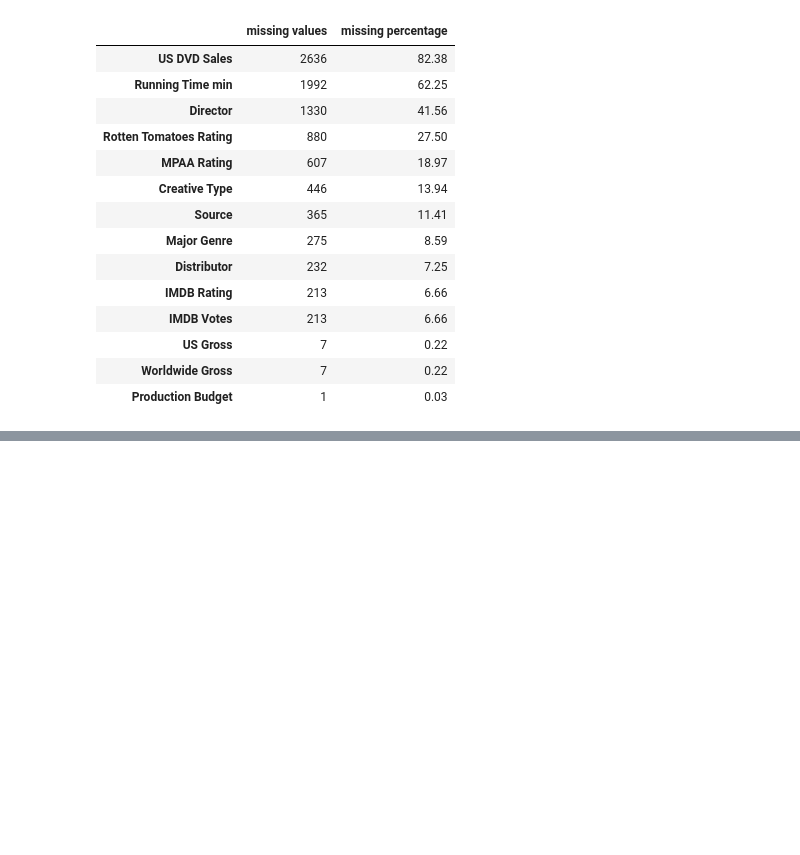
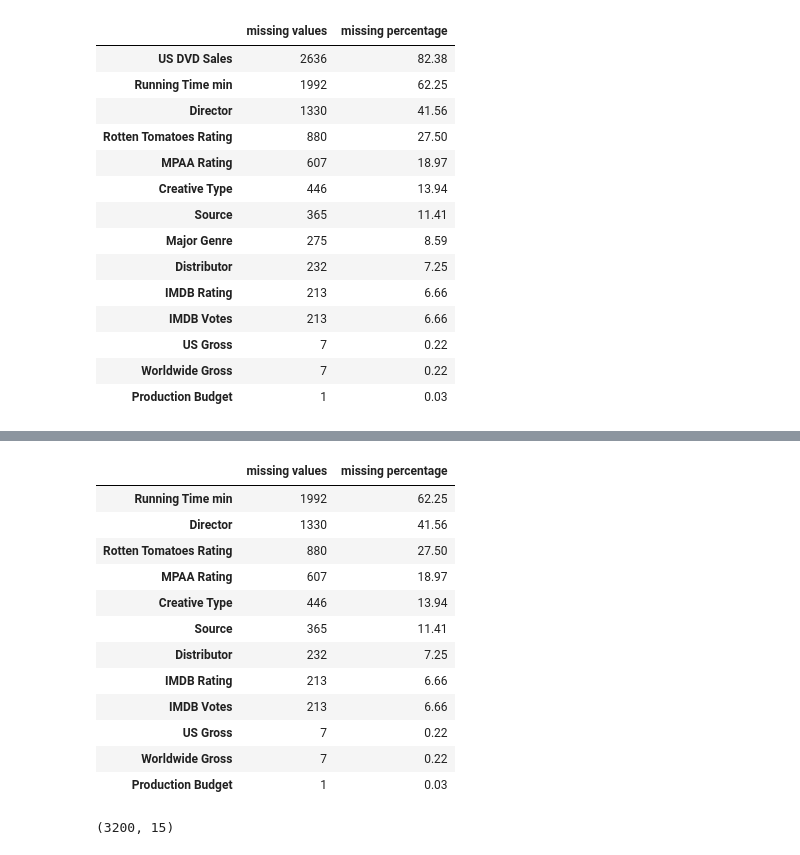
Before and after one commit to Danie1Alexandre/Lexicon---Python---AI, a Jupyter notebook: Data analysis and Visualisation/Project/project investigate a movies data set.ipynb, the cells around one changed output, grey strips where cells are left out. Cells and saved outputs as stored; diff of their text form; code cells hidden in the pictures; blank space fills up the shorter version.

Commit message:
missing data

```diff
--- a/Data analysis and Visualisation/Project/project investigate a movies data set.ipynb
+++ b/Data analysis and Visualisation/Project/project investigate a movies data set.ipynb
@@ -233,0 +241,2 @@ There are several columns with missing data, but I only need to care about the c
+# %%
+df = df.drop(columns=['US DVD Sales'])
@@ -233,0 +253,29 @@ There are several columns with missing data, but I only need to care about the c
+# %%
+df['Major Genre'] = df['Major Genre'].fillna('Unkown')
+# %%
+missing_values = df.isna().sum()
+missing_values_percentage = (df.isna().mean()*100).round(2)
+missing_summary = pd.DataFrame({
+    'missing values': missing_values,
+    'missing percentage': missing_values_percentage
+})
+
+display(missing_summary[missing_summary['missing values']> 0].sort_values(by = 'missing values', ascending= False) )
+# %% [output]
+|  | missing values | missing percentage |
+| Running Time min | 1992 | 62.25 |
+| Director | 1330 | 41.56 |
+| Rotten Tomatoes Rating | 880 | 27.50 |
+| MPAA Rating | 607 | 18.97 |
+| Creative Type | 446 | 13.94 |
+| Source | 365 | 11.41 |
+| Distributor | 232 | 7.25 |
+| IMDB Rating | 213 | 6.66 |
+| IMDB Votes | 213 | 6.66 |
+| US Gross | 7 | 0.22 |
+| Worldwide Gross | 7 | 0.22 |
+| Production Budget | 1 | 0.03 |
+# %%
+df.shape
+# %% [output]
+(3200, 15)
```
Also changed, not shown: parts of 2 cells of this notebook.
